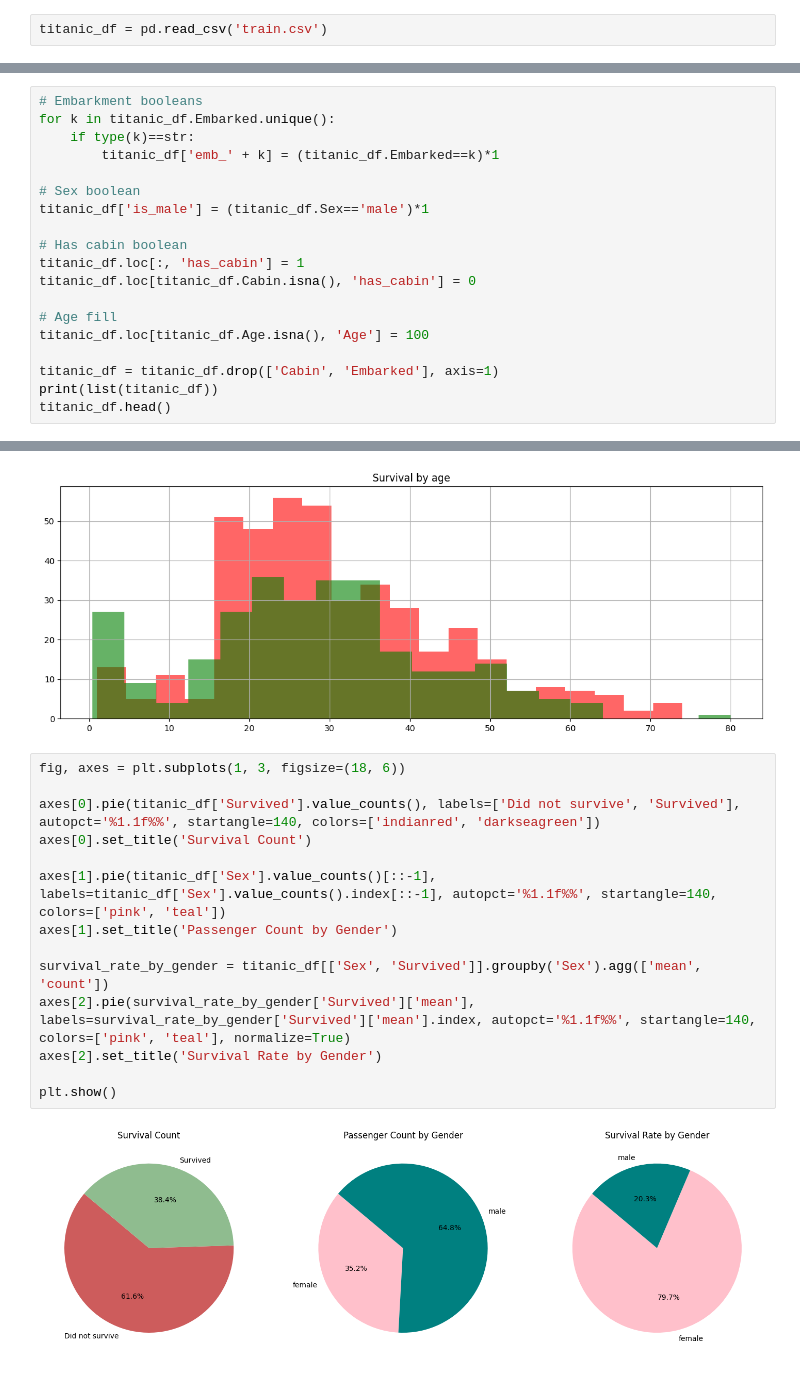
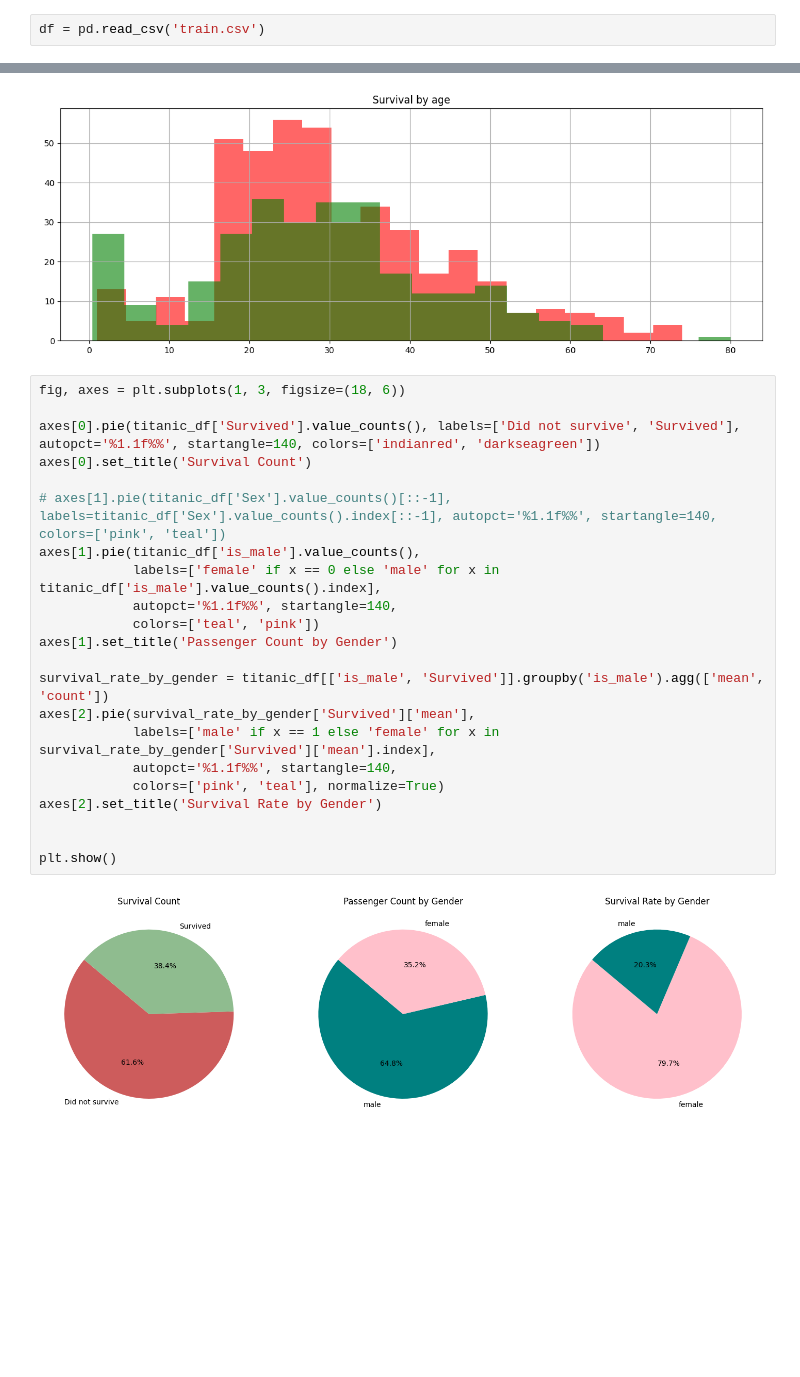
Before and after one commit to szezlong/Titanic_Disaster_Analysis, a Jupyter notebook: Titanic_DT_Ensemble.ipynb, the cells around one changed output, grey strips where cells are left out. Saved outputs shown, nothing was run; the diff lists cells and outputs as text; blank space fills up the shorter version.

```diff
--- a/Titanic_DT_Ensemble.ipynb
+++ b/Titanic_DT_Ensemble.ipynb
@@ -35,5 +38,5 @@ Archive:  titanic.zip
   inflating: test.csv
   inflating: train.csv
 # %%
-titanic_df = pd.read_csv('train.csv')
+df = pd.read_csv('train.csv')
 # %%
@@ -101,19 +179,0 @@ dtype: int64
-# %%
-# Embarkment booleans
-for k in titanic_df.Embarked.unique():
-    if type(k)==str:
-        titanic_df['emb_' + k] = (titanic_df.Embarked==k)*1
-
-# Sex boolean
-titanic_df['is_male'] = (titanic_df.Sex=='male')*1
-
-# Has cabin boolean
-titanic_df.loc[:, 'has_cabin'] = 1
-titanic_df.loc[titanic_df.Cabin.isna(), 'has_cabin'] = 0
-
-# Age fill
-titanic_df.loc[titanic_df.Age.isna(), 'Age'] = 100
-
-titanic_df = titanic_df.drop(['Cabin', 'Embarked'], axis=1)
-print(list(titanic_df))
-titanic_df.head()
@@ -155,16 +187,24 @@ Text(0.5, 1.0, 'Survival by age')
 # %%
 fig, axes = plt.subplots(1, 3, figsize=(18, 6))
 
 axes[0].pie(titanic_df['Survived'].value_counts(), labels=['Did not survive', 'Survived'], autopct='%1.1f%%', startangle=140, colors=['indianred', 'darkseagreen'])
 axes[0].set_title('Survival Count')
 
-axes[1].pie(titanic_df['Sex'].value_counts()[::-1], labels=titanic_df['Sex'].value_counts().index[::-1], autopct='%1.1f%%', startangle=140, colors=['pink', 'teal'])
+# axes[1].pie(titanic_df['Sex'].value_counts()[::-1], labels=titanic_df['Sex'].value_counts().index[::-1], autopct='%1.1f%%', startangle=140, colors=['pink', 'teal'])
+axes[1].pie(titanic_df['is_male'].value_counts(),
+            labels=['female' if x == 0 else 'male' for x in titanic_df['is_male'].value_counts().index],
+            autopct='%1.1f%%', startangle=140,
+            colors=['teal', 'pink'])
 axes[1].set_title('Passenger Count by Gender')
 
-survival_rate_by_gender = titanic_df[['Sex', 'Survived']].groupby('Sex').agg(['mean', 'count'])
-axes[2].pie(survival_rate_by_gender['Survived']['mean'], labels=survival_rate_by_gender['Survived']['mean'].index, autopct='%1.1f%%', startangle=140, colors=['pink', 'teal'], normalize=True)
+survival_rate_by_gender = titanic_df[['is_male', 'Survived']].groupby('is_male').agg(['mean', 'count'])
+axes[2].pie(survival_rate_by_gender['Survived']['mean'],
+            labels=['male' if x == 1 else 'female' for x in survival_rate_by_gender['Survived']['mean'].index],
+            autopct='%1.1f%%', startangle=140,
+            colors=['pink', 'teal'], normalize=True)
 axes[2].set_title('Survival Rate by Gender')
 
+
 plt.show()
 # %% [output]
-[figure, old version]
+[figure, new version]
```
Also changed, not shown: parts of 34 cells of this notebook.
